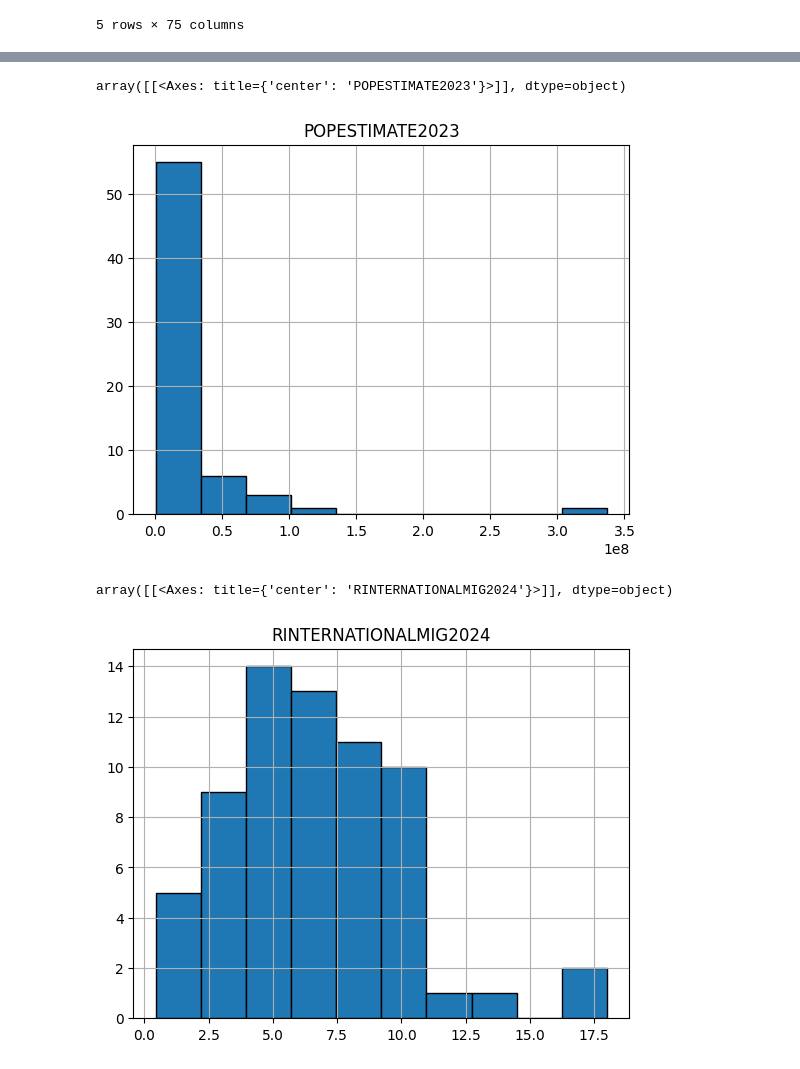
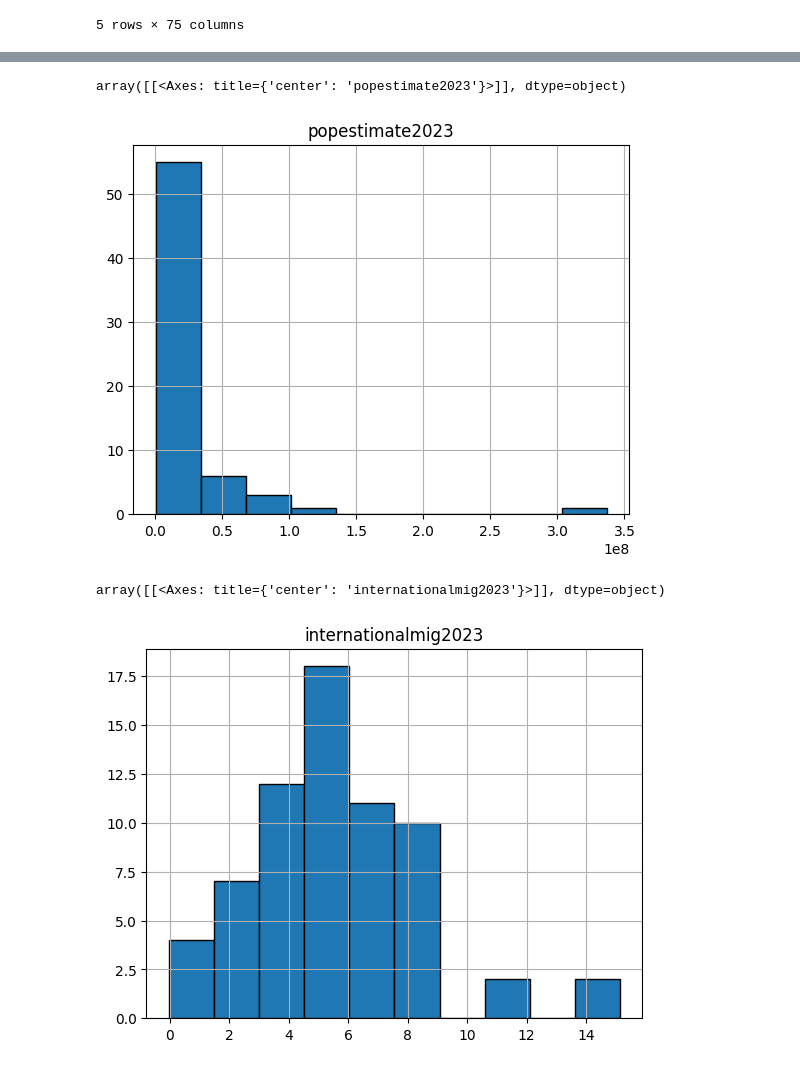
Before and after one commit to MWPerrineJr/Population-EDA, a Jupyter notebook: population.ipynb, the cells around one changed output, grey strips where cells are left out. Drawn from its saved outputs; the diff is of its cells as text; code cells hidden in the pictures.

```diff
--- a/population.ipynb
+++ b/population.ipynb
@@ -30,3 +31,5 @@ new_pop_data.tail()
 | 64 | 40 | 4 | 8 | 56 | Wyoming | 576844 | 577681 | 579636 | ... |
 | 65 | 40 | X | X | 72 | Puerto Rico | 3285874 | 3281590 | 3262711 | ... |
 5 rows × 75 columns
+# %%
+pop_sub = new_pop_data[["NAME", "POPESTIMATE2023", "RINTERNATIONALMIG2023","RDOMESTICMIG2023","RNETMIG2023", "RINTERNATIONALMIG2024", "RDOMESTICMIG2024", "RNETMIG2024",  ]]
@@ -32,0 +45,3 @@ new_pop_data.tail()
+# %%
+pop_sub.rename(columns={'NAME':'name', 'POPESTIMATE2023':'popestimate2023', 'RINTERNATIONALMIG2023':'internationalmig2023', 'RDOMESTICMIG2023':'domesticmig2023', 'RNETMIG2023':'netmig2023','RINTERNATIONALMIG2024':'internationalmig2024', 'RDOMESTICMIG2024':'domesticmig2024', 'RNETMIG2024':'netmig2024'}, inplace=True)
+pop_sub.head()
@@ -33,10 +59,10 @@ new_pop_data.tail()
 # %%
-new_pop_data.hist("POPESTIMATE2023", bins = 10, edgecolor = "black")
+pop_sub.hist("popestimate2023", bins = 10, edgecolor = "black")
 # %% [output]
-array([[<Axes: title={'center': 'POPESTIMATE2023'}>]], dtype=object)
+array([[<Axes: title={'center': 'popestimate2023'}>]], dtype=object)
-[figure, old version]
+[figure, new version]
 # %%
-new_pop_data.hist("RINTERNATIONALMIG2024", bins=10, edgecolor = "black")
+pop_sub.hist("internationalmig2023", bins=10, edgecolor = "black")
 # %% [output]
-array([[<Axes: title={'center': 'RINTERNATIONALMIG2024'}>]], dtype=object)
+array([[<Axes: title={'center': 'internationalmig2023'}>]], dtype=object)
-[figure, old version]
+[figure, new version]
```
Also changed, not shown: parts of 5 cells of this notebook.
